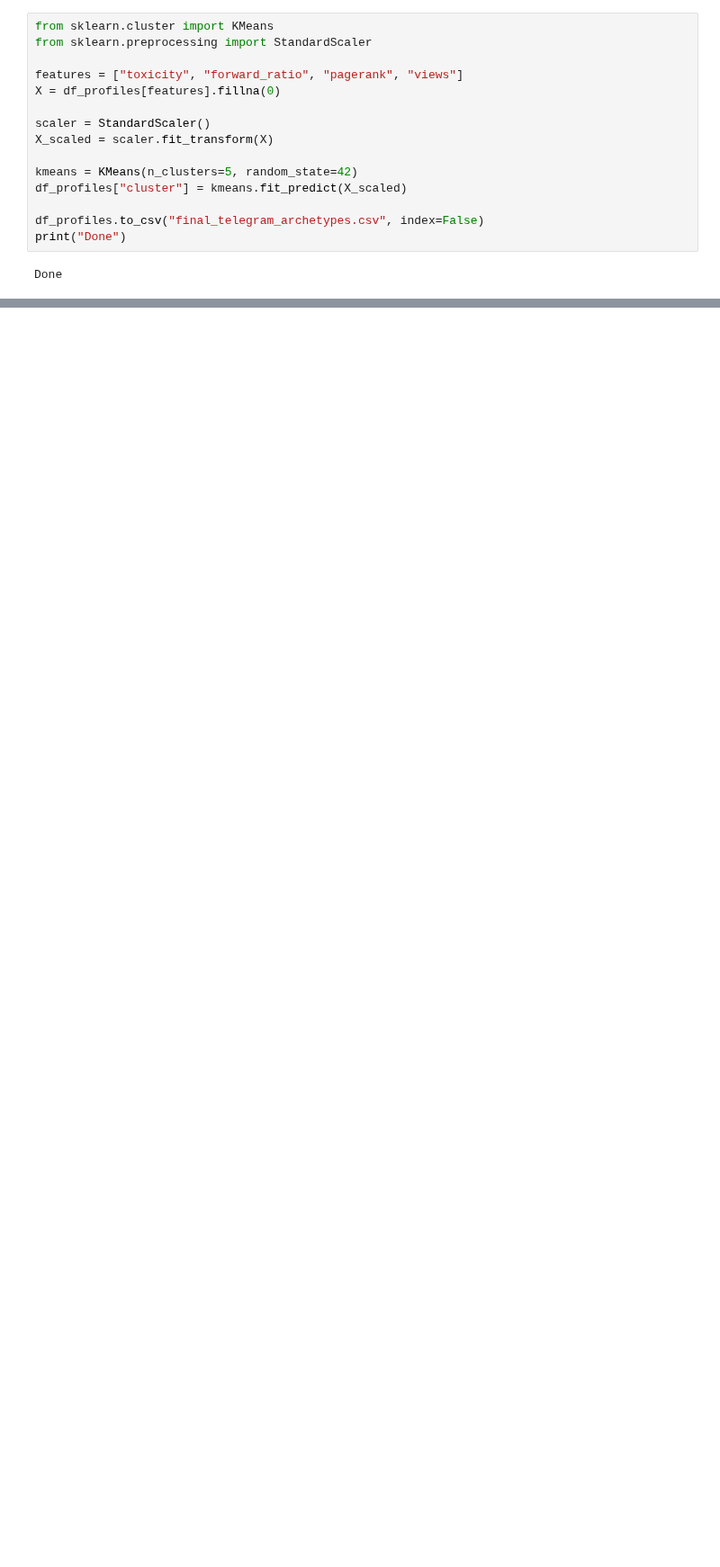
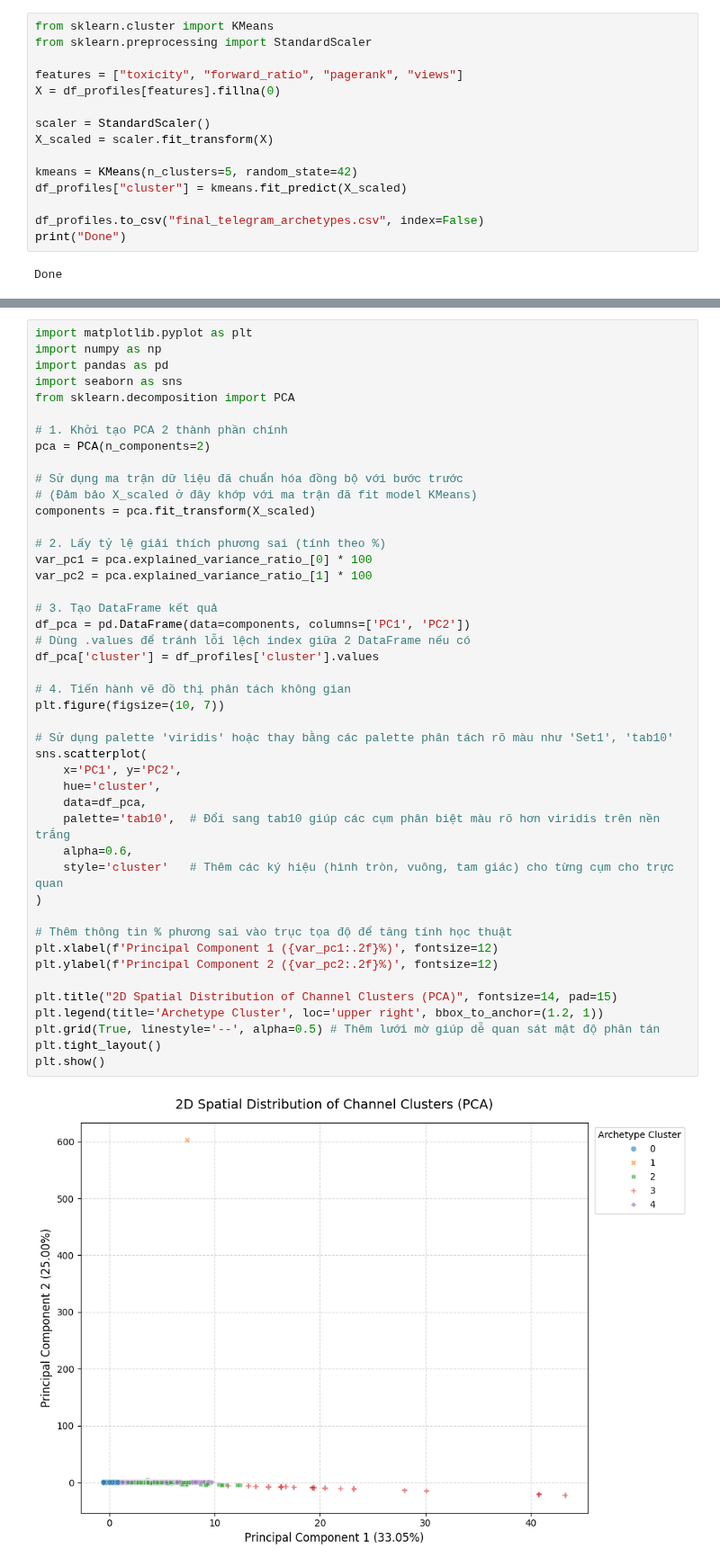
Before and after one commit to Tungtom2004/Mining_massive_data_N6, a Jupyter notebook: build-networking.ipynb, the cells around one changed output, grey strips where cells are left out. Shown at 90% size. Cells and saved outputs as stored; diff of their text form; blank space fills up the shorter version.

```diff
--- a/build-networking.ipynb
+++ b/build-networking.ipynb
@@ -314,0 +409,47 @@ plt.show()
+# %%
+import matplotlib.pyplot as plt
+import numpy as np
+import pandas as pd
+import seaborn as sns
+from sklearn.decomposition import PCA
+
+# 1. Khởi tạo PCA 2 thành phần chính
+pca = PCA(n_components=2)
+
+# Sử dụng ma trận dữ liệu đã chuẩn hóa đồng bộ với bước trước
+# (Đảm bảo X_scaled ở đây khớp với ma trận đã fit model KMeans)
+components = pca.fit_transform(X_scaled)
+
+# 2. Lấy tỷ lệ giải thích phương sai (tính theo %)
+var_pc1 = pca.explained_variance_ratio_[0] * 100
+var_pc2 = pca.explained_variance_ratio_[1] * 100
+
+# 3. Tạo DataFrame kết quả
+df_pca = pd.DataFrame(data=components, columns=['PC1', 'PC2'])
+# Dùng .values để tránh lỗi lệch index giữa 2 DataFrame nếu có
+df_pca['cluster'] = df_profiles['cluster'].values
+
+# 4. Tiến hành vẽ đồ thị phân tách không gian
+plt.figure(figsize=(10, 7))
+
+# Sử dụng palette 'viridis' hoặc thay bằng các palette phân tách rõ màu như 'Set1', 'tab10'
+sns.scatterplot(
+    x='PC1', y='PC2',
+    hue='cluster',
+    data=df_pca,
+    palette='tab10',  # Đổi sang tab10 giúp các cụm phân biệt màu rõ hơn viridis trên nền trắng
+    alpha=0.6,
+    style='cluster'   # Thêm các ký hiệu (hình tròn, vuông, tam giác) cho từng cụm cho trực quan
+)
+
+# Thêm thông tin % phương sai vào trục tọa độ để tăng tính học thuật
+plt.xlabel(f'Principal Component 1 ({var_pc1:.2f}%)', fontsize=12)
+plt.ylabel(f'Principal Component 2 ({var_pc2:.2f}%)', fontsize=12)
+
+plt.title("2D Spatial Distribution of Channel Clusters (PCA)", fontsize=14, pad=15)
+plt.legend(title='Archetype Cluster', loc='upper right', bbox_to_anchor=(1.2, 1))
+plt.grid(True, linestyle='--', alpha=0.5) # Thêm lưới mờ giúp dễ quan sát mật độ phân tán
+plt.tight_layout()
+plt.show()
+# %% [output]
+[figure, added]
```
Also changed, not shown: parts of 8 cells of this notebook.
